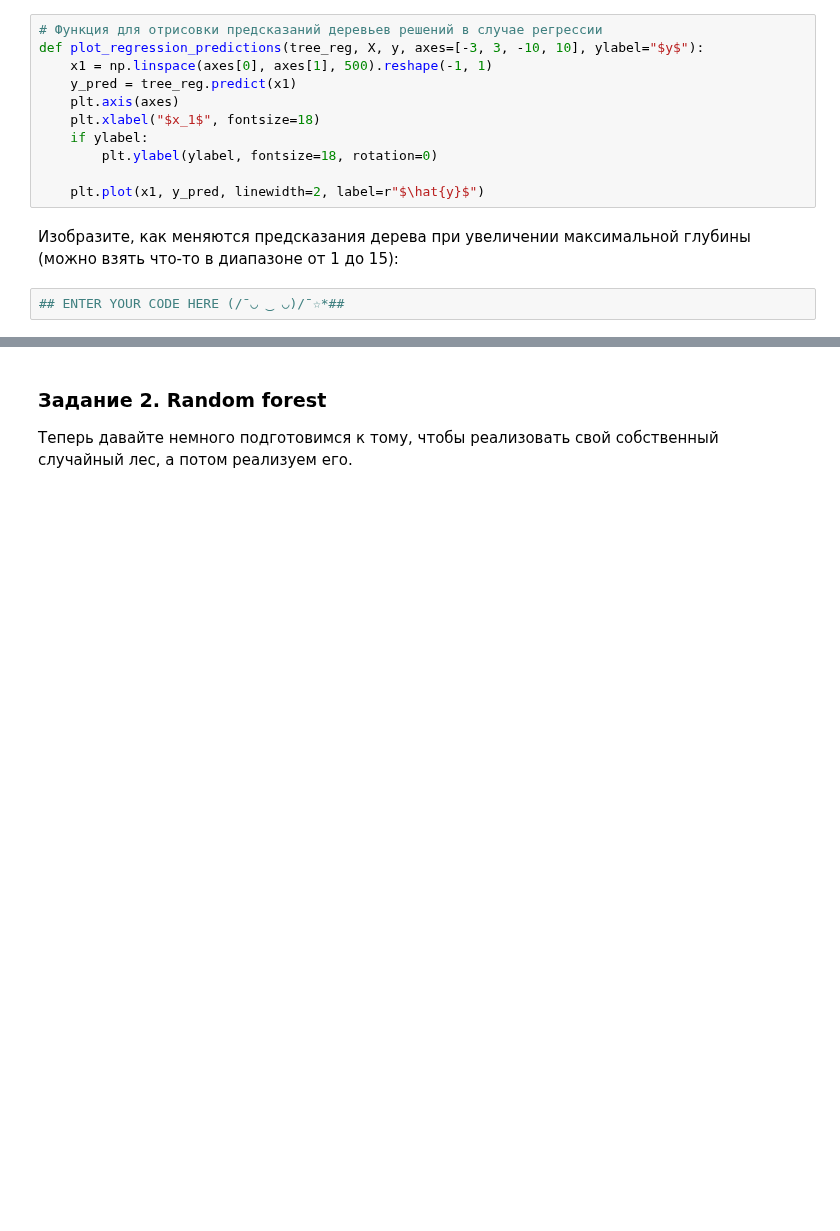
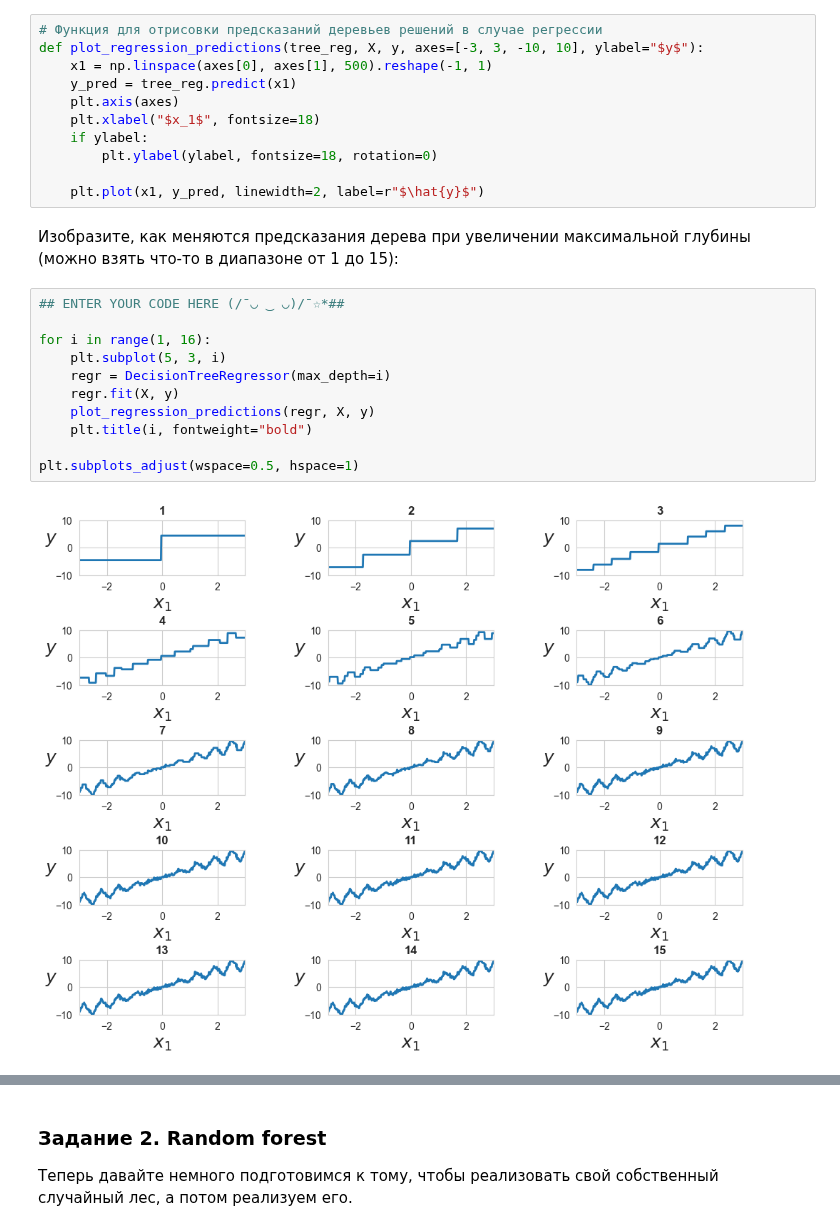
Before and after one commit to EkaterinShitik/BI_ML_2024, a Jupyter notebook: hw5_ens/code/Ensembles.ipynb, the cells around one changed output, grey strips where cells are left out. Saved outputs shown, nothing was run; the diff lists cells and outputs as text; blank space fills up the shorter version.

```diff
--- a/hw5_ens/code/Ensembles.ipynb
+++ b/hw5_ens/code/Ensembles.ipynb
@@ -63,5 +64,16 @@ def plot_regression_predictions(tree_reg, X, y, axes=[-3, 3, -10, 10], ylabel="$
     plt.plot(x1, y_pred, linewidth=2, label=r"$\hat{y}$")
 # %% [markdown]
 Изобразите, как меняются предсказания дерева при увеличении максимальной глубины (можно взять что-то в диапазоне от 1 до 15):
-# %%
-## ENTER YOUR CODE HERE (/¯◡ ‿ ◡)/¯☆*##
+# %%
+## ENTER YOUR CODE HERE (/¯◡ ‿ ◡)/¯☆*##
+
+for i in range(1, 16):
+    plt.subplot(5, 3, i)
+    regr = DecisionTreeRegressor(max_depth=i)
+    regr.fit(X, y)
+    plot_regression_predictions(regr, X, y)
+    plt.title(i, fontweight="bold")
+
+plt.subplots_adjust(wspace=0.5, hspace=1)
+# %% [output]
+[figure, added]
```
Also changed, not shown: parts of 42 cells of this notebook.
